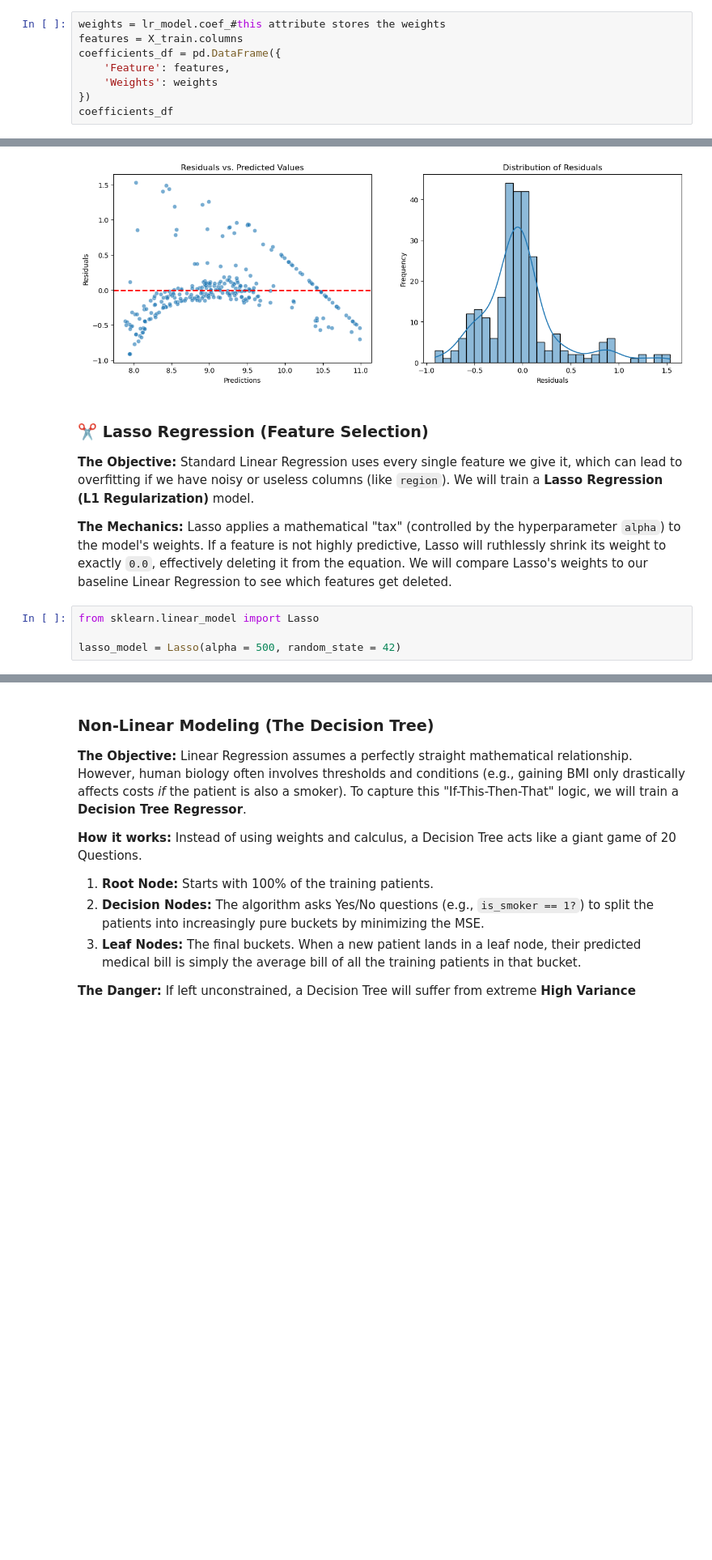
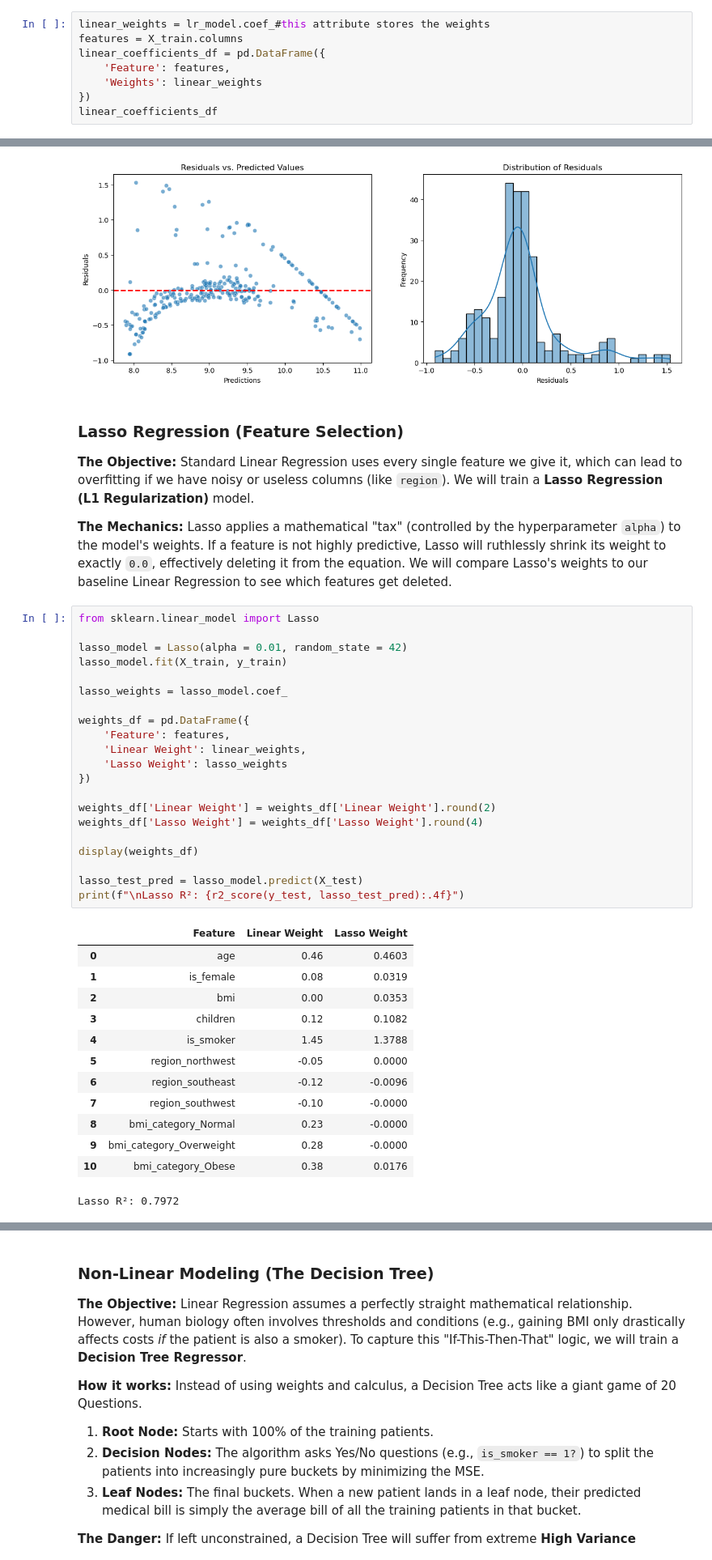
Before and after one commit to khushishahs02/exploratory-data-analysis, a Jupyter notebook: notebooks/03_Modeling.ipynb, the cells around one changed output, grey strips where cells are left out. Shown at 81% size. Drawn from its saved outputs; the diff is of its cells as text; blank space fills up the shorter version.

```diff
--- a/notebooks/03_Modeling.ipynb
+++ b/notebooks/03_Modeling.ipynb
@@ -83,13 +85,13 @@ lr_model.intercept_#this stores the bias(the baseline hospital fee even if there
 # %% [output]
 np.float64(8.493393498603078)
 # %%
-weights = lr_model.coef_#this attribute stores the weights
+linear_weights = lr_model.coef_#this attribute stores the weights
 features = X_train.columns
-coefficients_df = pd.DataFrame({
+linear_coefficients_df = pd.DataFrame({
     'Feature': features,
-    'Weights': weights
+    'Weights': linear_weights
 })
-coefficients_df
+linear_coefficients_df
 # %% [output]
 |  | Feature | Weights |
 | 0 | age | 0.464492 |
@@ -122,7 +124,7 @@ axes[1].set_ylabel('Frequency')
 Text(0, 0.5, 'Frequency')
 [figure]
 # %% [markdown]
-### ✂️ Lasso Regression (Feature Selection)
+### Lasso Regression (Feature Selection)
 
 **The Objective:**
 Standard Linear Regression uses every single feature we give it, which can lead to overfitting if we have noisy or useless columns (like `region`). We will train a **Lasso Regression (L1 Regularization)** model.
@@ -132,4 +134,35 @@ Lasso applies a mathematical "tax" (controlled by the hyperparameter `alpha`) to
 # %%
 from sklearn.linear_model import Lasso
 
-lasso_model = Lasso(alpha = 500, random_state = 42)
+lasso_model = Lasso(alpha = 0.01, random_state = 42)
+lasso_model.fit(X_train, y_train)
+
+lasso_weights = lasso_model.coef_
+
+weights_df = pd.DataFrame({
+    'Feature': features,
+    'Linear Weight': linear_weights,
+    'Lasso Weight': lasso_weights
+})
+
+weights_df['Linear Weight'] = weights_df['Linear Weight'].round(2)
+weights_df['Lasso Weight'] = weights_df['Lasso Weight'].round(4)
+
+display(weights_df)
+
+lasso_test_pred = lasso_model.predict(X_test)
+print(f"\nLasso R²: {r2_score(y_test, lasso_test_pred):.4f}")
+# %% [output]
+|  | Feature | Linear Weight | Lasso Weight |
+| 0 | age | 0.46 | 0.4603 |
+| 1 | is_female | 0.08 | 0.0319 |
+| 2 | bmi | 0.00 | 0.0353 |
+| 3 | children | 0.12 | 0.1082 |
+| 4 | is_smoker | 1.45 | 1.3788 |
+| 5 | region_northwest | -0.05 | 0.0000 |
+| 6 | region_southeast | -0.12 | -0.0096 |
+| 7 | region_southwest | -0.10 | -0.0000 |
+| 8 | bmi_category_Normal | 0.23 | -0.0000 |
+| 9 | bmi_category_Overweight | 0.28 | -0.0000 |
+| 10 | bmi_category_Obese | 0.38 | 0.0176 |
+Lasso R²: 0.7972
```
Also changed, not shown: parts of 4 cells of this notebook.
